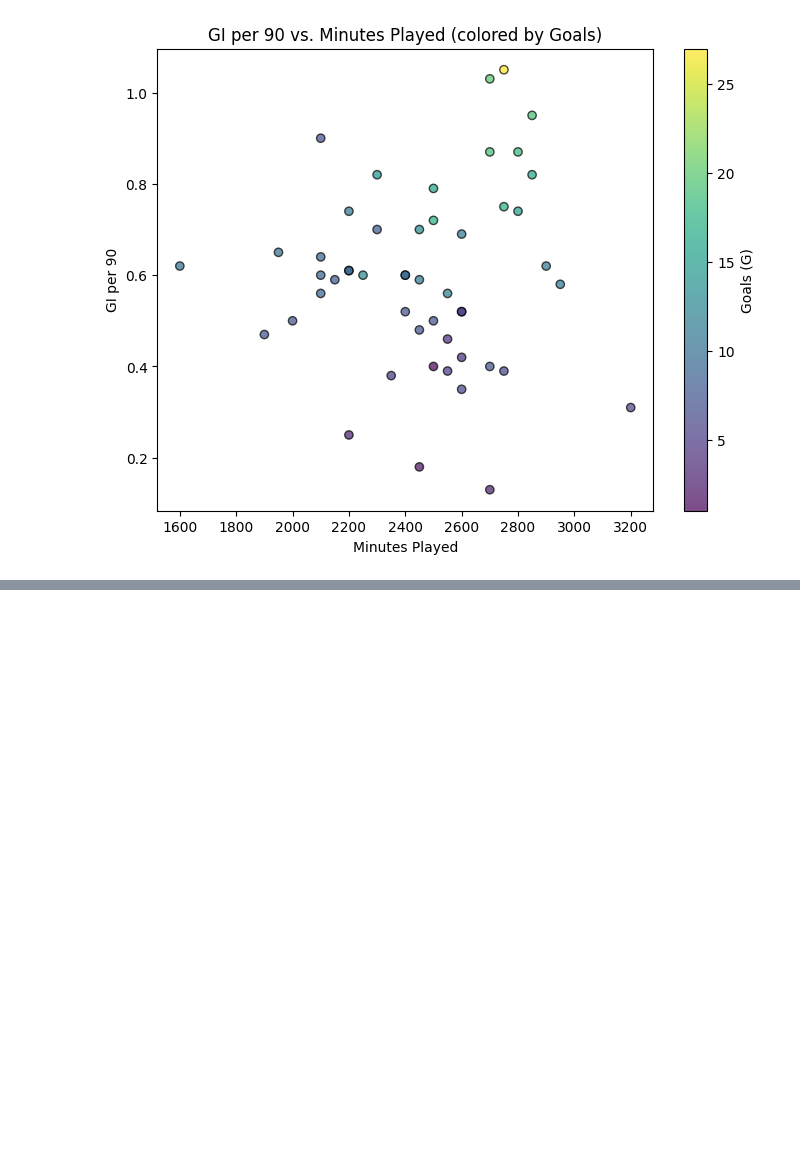
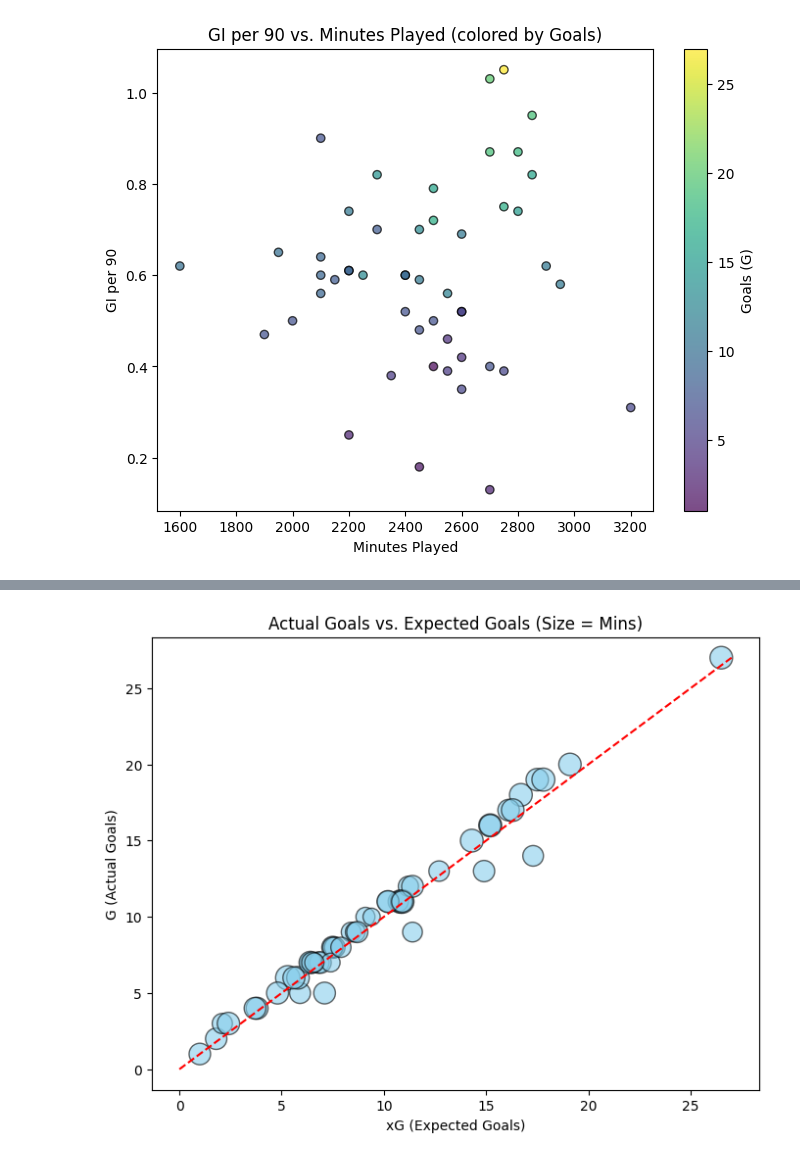
Before and after one commit to dmnarula/football-ds-learning, a Jupyter notebook: week3-visualization/Week3_Visualization.ipynb, the cells around one changed output, grey strips where cells are left out. Cells and saved outputs as stored; diff of their text form; code cells hidden in the pictures; blank space fills up the shorter version.

```diff
--- a/week3-visualization/Week3_Visualization.ipynb
+++ b/week3-visualization/Week3_Visualization.ipynb
@@ -99,0 +129,24 @@ plt.show()
+# %%
+plt.figure(figsize=(8,6))
+
+plt.scatter(
+  df["xG"],
+  df["G"],
+  s=df["mins"] / 10,
+  color="skyblue",
+  edgecolor="black",
+  alpha=0.6)
+
+
+
+plt.xlabel("xG (Expected Goals)")
+plt.ylabel("G (Actual Goals)")
+plt.title("Actual Goals vs. Expected Goals (Size = Mins)")
+
+max_val = max(df["xG"].max(), df["G"].max())
+plt.plot([0, max_val], [0, max_val], color="red", linestyle="--")
+
+
+plt.show()
+# %% [output]
+[figure, added]
```
Also changed, not shown: parts of 4 cells of this notebook.
